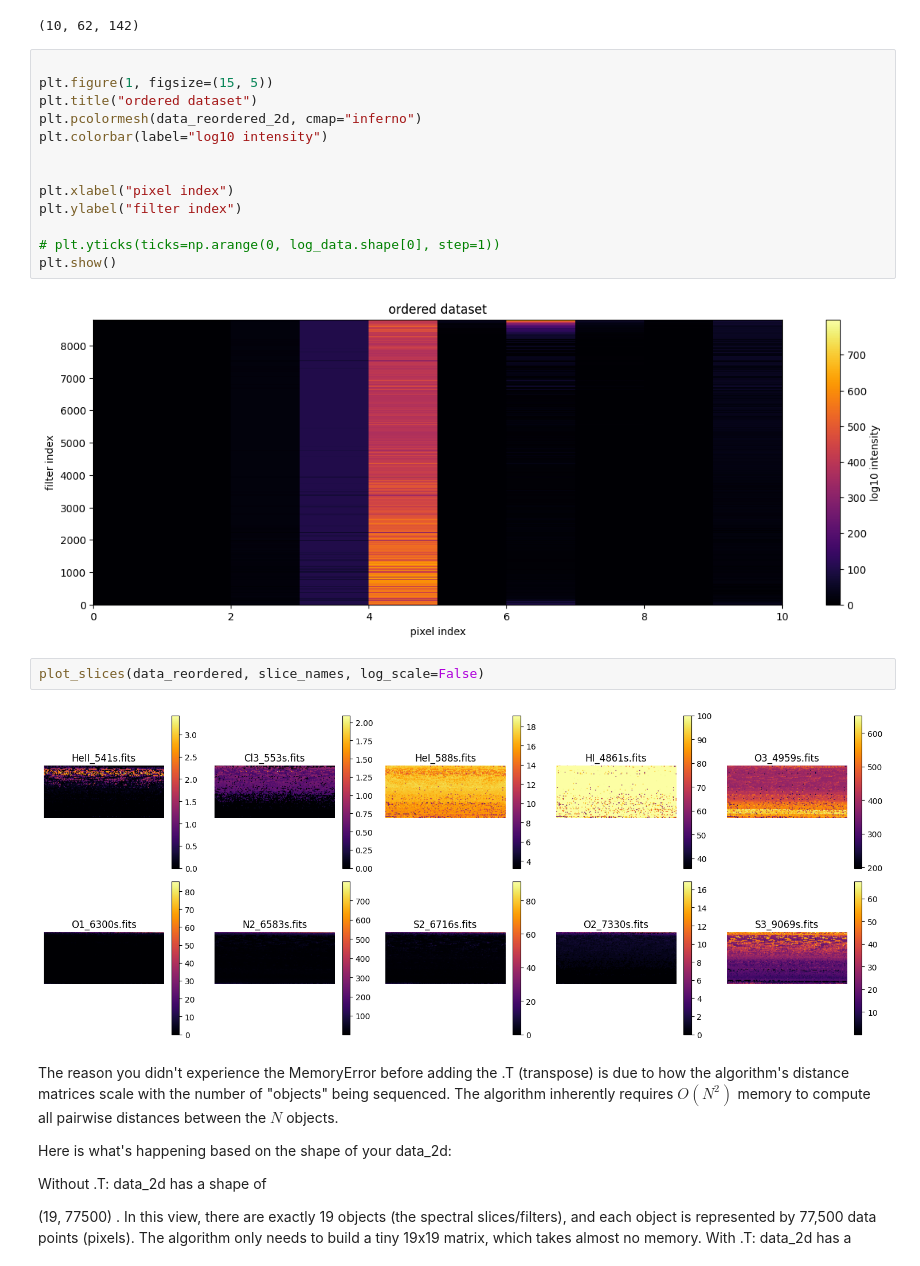
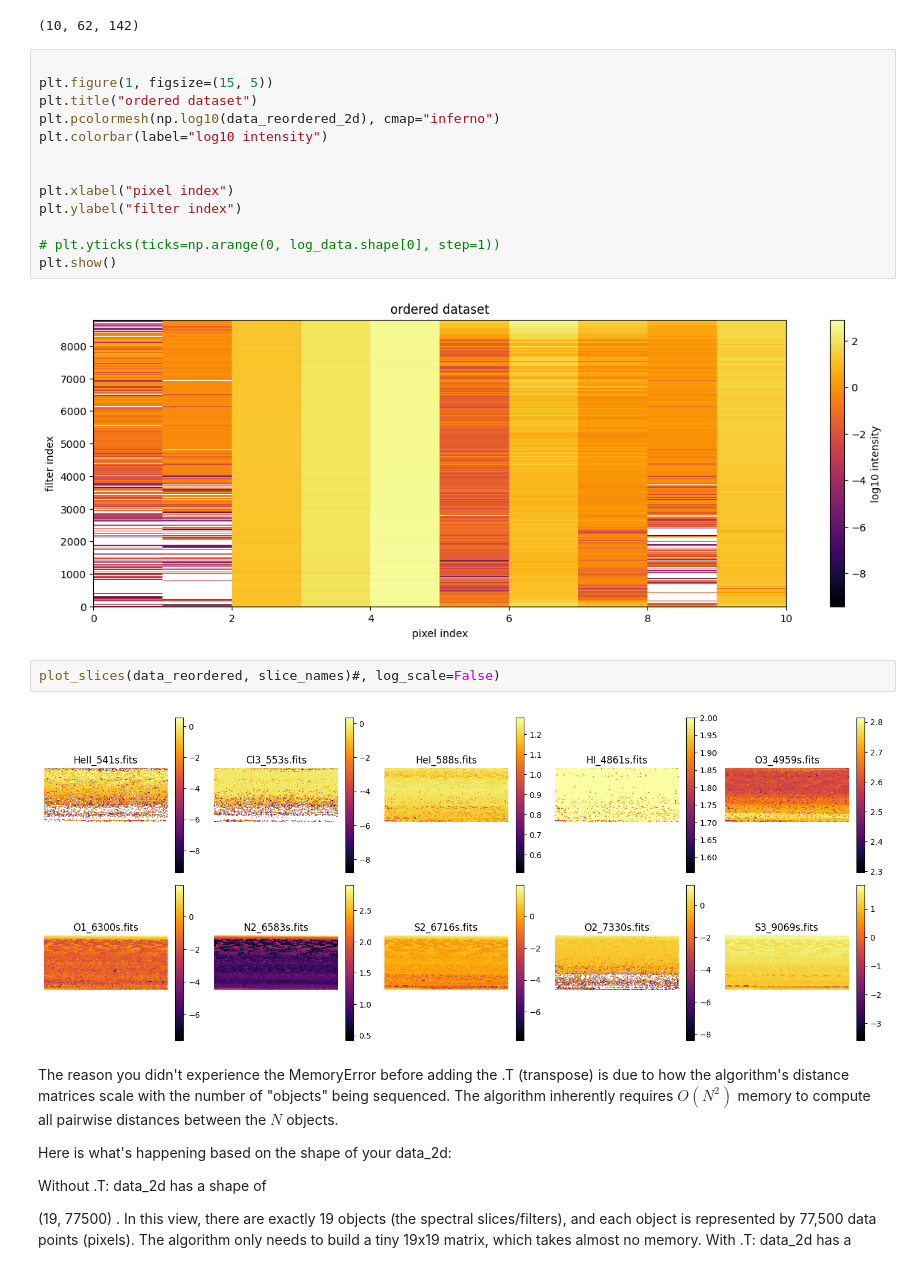
Before and after one commit to dim-papach/sequencer_project, a Jupyter notebook: sequencer_spectra.ipynb, the cells around one changed output. Cells and saved outputs as stored; diff of their text form.

```diff
--- a/sequencer_spectra.ipynb
+++ b/sequencer_spectra.ipynb
@@ -387,22 +387,22 @@ data_reordered.shape
 # %%
 
 plt.figure(1, figsize=(15, 5))
 plt.title("ordered dataset")
-plt.pcolormesh(data_reordered_2d, cmap="inferno")
+plt.pcolormesh(np.log10(data_reordered_2d), cmap="inferno")
 plt.colorbar(label="log10 intensity")
 
 
 plt.xlabel("pixel index")
 plt.ylabel("filter index")
 
 # plt.yticks(ticks=np.arange(0, log_data.shape[0], step=1))
 plt.show()
 # %% [output]
-[figure, old version]
+[figure, new version]
 # %%
-plot_slices(data_reordered, slice_names, log_scale=False)
+plot_slices(data_reordered, slice_names)#, log_scale=False)
 # %% [output]
-[figure, old version]
+[figure, new version]
 # %% [markdown]
 The reason you didn't experience the MemoryError before adding the .T (transpose) is due to how the algorithm's distance matrices scale with the number of "objects" being sequenced. The algorithm inherently requires $O(N^2)$ memory to compute all pairwise distances between the $N$ objects.
 
```
Also changed, not shown: parts of 3 cells of this notebook, 1 other file.
